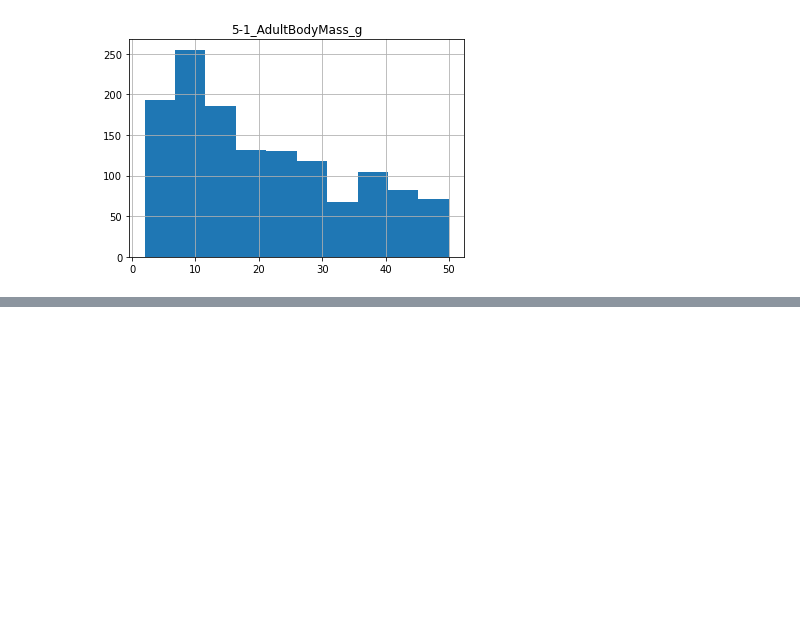
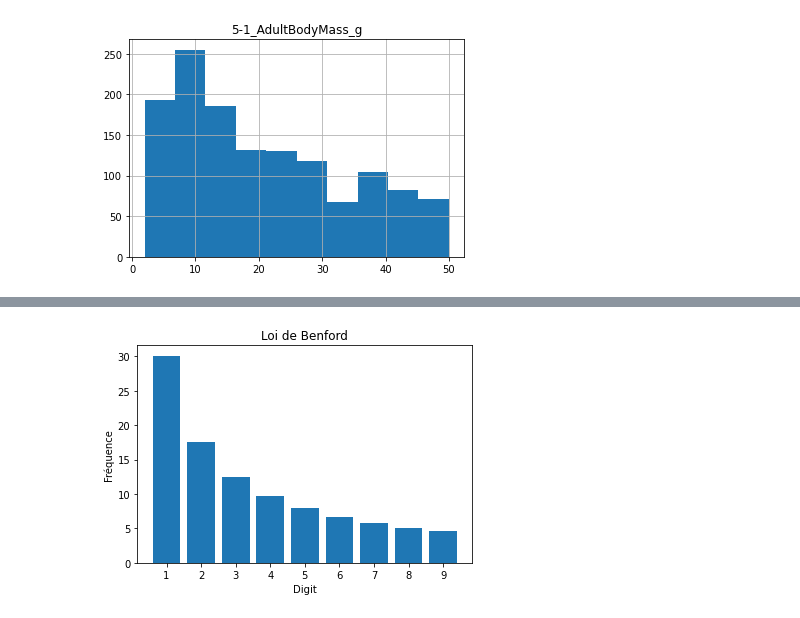
Before and after one commit to DrC0okie/Roy_VanHove_ISD_TP3, a Jupyter notebook: animaux.ipynb, the cells around one changed output, grey strips where cells are left out. Drawn from its saved outputs; the diff is of its cells as text; code cells hidden in the pictures; blank space fills up the shorter version.

Commit message:
Exercice 3 Benford terminé
Reste à commenter le code

```diff
--- a/animaux.ipynb
+++ b/animaux.ipynb
@@ -145,0 +191,13 @@ Etant donnée qu'un compteur est déjà présent dans la première fonction il s
+# %%
+import matplotlib.pyplot as plt
+%matplotlib inline
+
+x = ['1', '2', '3', '4', '5', '6','7','8','9']
+y = [30.1, 17.6, 12.5, 9.7, 7.9, 6.7, 5.8, 5.1, 4.6]
+plt.bar(x, y)
+plt.xlabel("Digit")
+plt.ylabel("Fréquence")
+plt.title("Loi de Benford")
+plt.show()
+# %% [output]
+[figure, added]
```
Also changed, not shown: parts of 11 cells of this notebook.
